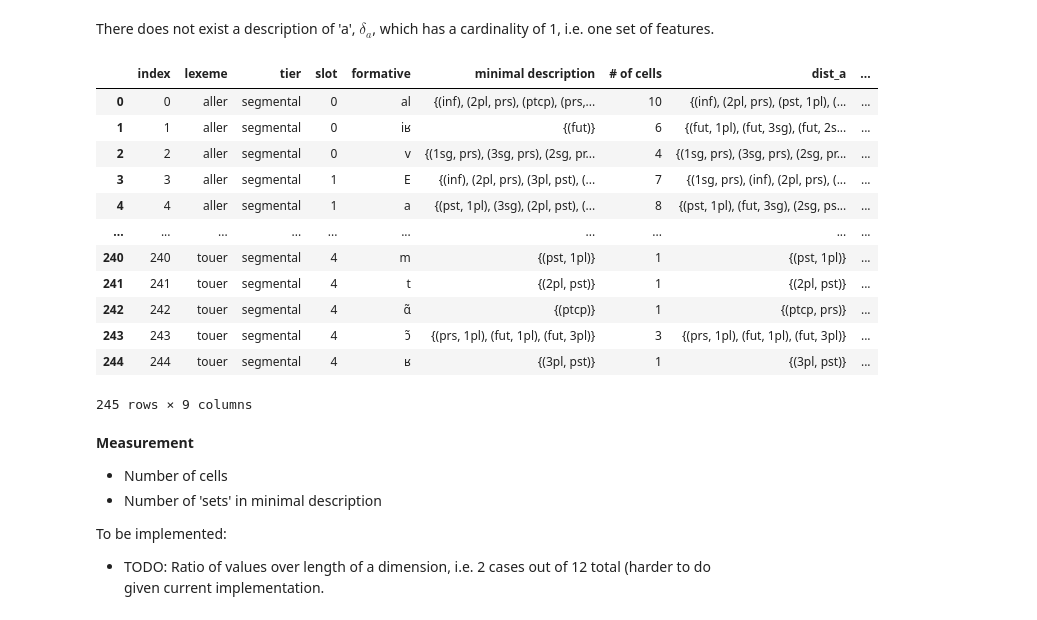
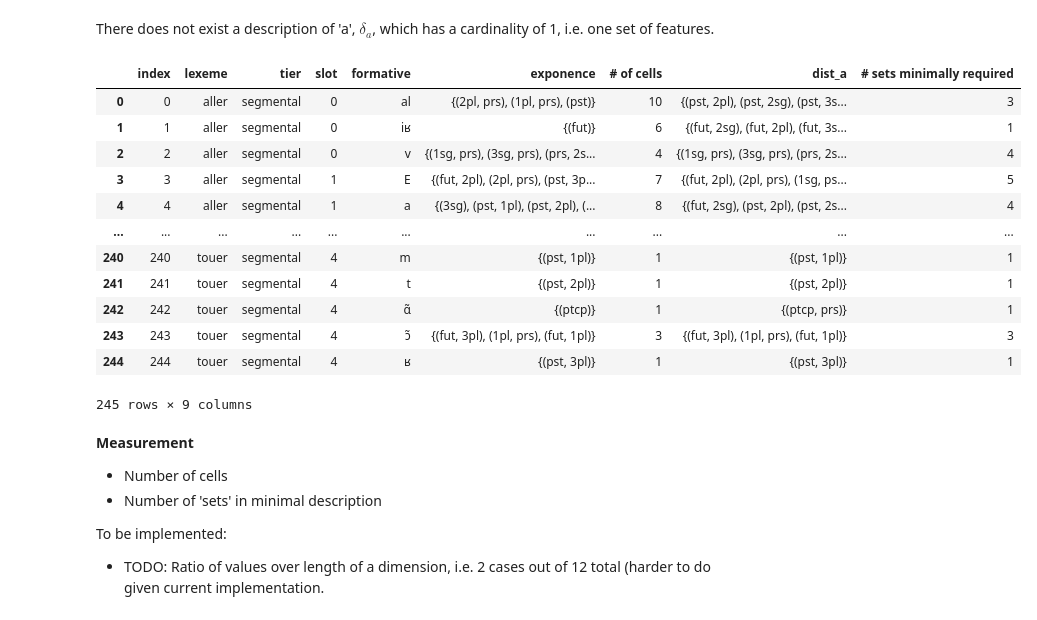
Before and after one commit to maecarroll/setMorph, a Jupyter notebook: ExponenceTypology.ipynb, the cells around one changed output. Saved outputs shown, nothing was run; the diff lists cells and outputs as text; code cells hidden in the pictures.

Commit message:
shortest descr => exponence, + removed old code

```diff
--- a/ExponenceTypology.ipynb
+++ b/ExponenceTypology.ipynb
@@ -25,3 +27,10 @@ uniq_df = sm.read_paradigms("src/setmorph/testdata/unique_test.csv")
+# %%
+fr_features = {
+            'Tense': {frozenset({'prs'}), frozenset({'fut'}), frozenset({'pst'})},
+            'Mode': {frozenset({'ptcp'}), frozenset({'inf'})},
+            'PersonNumber': {frozenset({'1sg'}), frozenset({'2sg'}), frozenset({'3sg'}),
+                             frozenset({'1pl'}), frozenset({'2pl'}), frozenset({'3pl'})}
+            }
 # %% [markdown]
 ## Delta
 # %% [markdown]
@@ -91,0 +84,3 @@ shortest_descrs
+# %%
+exponents = sm.find_exponents(fr_df, fr_features)
+exponents
@@ -115,21 +124,21 @@ $\neg\exists \delta_a : |\delta_a| = 1$
 # %% [markdown]
 There does not exist a description of 'a', $\delta_a$, which has a cardinality of 1, i.e. one set of features.
 # %%
-dfsyn = sm.classify_syn(shortest_descrs)
+dfsyn = sm.classify_syn(exponents)
 dfsyn
 # %% [output]
-|  | index | lexeme | tier | slot | formative | minimal description | # of cells | dist_a | ... |
-| 0 | 0 | aller | segmental | 0 | al | {(inf), (2pl, prs), (ptcp), (prs,... | 10 | {(inf), (2pl, prs), (pst, 1pl), (... | ... |
-| 1 | 1 | aller | segmental | 0 | iʁ | {(fut)} | 6 | {(fut, 1pl), (fut, 3sg), (fut, 2s... | ... |
-| 2 | 2 | aller | segmental | 0 | v | {(1sg, prs), (3sg, prs), (2sg, pr... | 4 | {(1sg, prs), (3sg, prs), (2sg, pr... | ... |
-| 3 | 3 | aller | segmental | 1 | E | {(inf), (2pl, prs), (3pl, pst), (... | 7 | {(1sg, prs), (inf), (2pl, prs), (... | ... |
-| 4 | 4 | aller | segmental | 1 | a | {(pst, 1pl), (3sg), (2pl, pst), (... | 8 | {(pst, 1pl), (fut, 3sg), (2sg, ps... | ... |
+|  | index | lexeme | tier | slot | formative | exponence | # of cells | dist_a | # sets minimally required |
+| 0 | 0 | aller | segmental | 0 | al | {(2pl, prs), (1pl, prs), (pst)} | 10 | {(pst, 2pl), (pst, 2sg), (pst, 3s... | 3 |
+| 1 | 1 | aller | segmental | 0 | iʁ | {(fut)} | 6 | {(fut, 2sg), (fut, 2pl), (fut, 3s... | 1 |
+| 2 | 2 | aller | segmental | 0 | v | {(1sg, prs), (3sg, prs), (prs, 2s... | 4 | {(1sg, prs), (3sg, prs), (prs, 2s... | 4 |
+| 3 | 3 | aller | segmental | 1 | E | {(fut, 2pl), (2pl, prs), (pst, 3p... | 7 | {(fut, 2pl), (2pl, prs), (1sg, ps... | 5 |
+| 4 | 4 | aller | segmental | 1 | a | {(3sg), (pst, 1pl), (pst, 2pl), (... | 8 | {(fut, 2sg), (pst, 2pl), (pst, 2s... | 4 |
 | ... | ... | ... | ... | ... | ... | ... | ... | ... | ... |
-| 240 | 240 | touer | segmental | 4 | m | {(pst, 1pl)} | 1 | {(pst, 1pl)} | ... |
-| 241 | 241 | touer | segmental | 4 | t | {(2pl, pst)} | 1 | {(2pl, pst)} | ... |
-| 242 | 242 | touer | segmental | 4 | ɑ̃ | {(ptcp)} | 1 | {(ptcp, prs)} | ... |
-| 243 | 243 | touer | segmental | 4 | ɔ̃ | {(prs, 1pl), (fut, 1pl), (fut, 3pl)} | 3 | {(prs, 1pl), (fut, 1pl), (fut, 3pl)} | ... |
-| 244 | 244 | touer | segmental | 4 | ʁ | {(3pl, pst)} | 1 | {(3pl, pst)} | ... |
+| 240 | 240 | touer | segmental | 4 | m | {(pst, 1pl)} | 1 | {(pst, 1pl)} | 1 |
+| 241 | 241 | touer | segmental | 4 | t | {(pst, 2pl)} | 1 | {(pst, 2pl)} | 1 |
+| 242 | 242 | touer | segmental | 4 | ɑ̃ | {(ptcp)} | 1 | {(ptcp, prs)} | 1 |
+| 243 | 243 | touer | segmental | 4 | ɔ̃ | {(fut, 3pl), (1pl, prs), (fut, 1pl)} | 3 | {(fut, 3pl), (1pl, prs), (fut, 1pl)} | 3 |
+| 244 | 244 | touer | segmental | 4 | ʁ | {(pst, 3pl)} | 1 | {(pst, 3pl)} | 1 |
 245 rows × 9 columns
 # %% [markdown]
 **Measurement**
```
Also changed, not shown: parts of 10 cells of this notebook, 4 other files.
